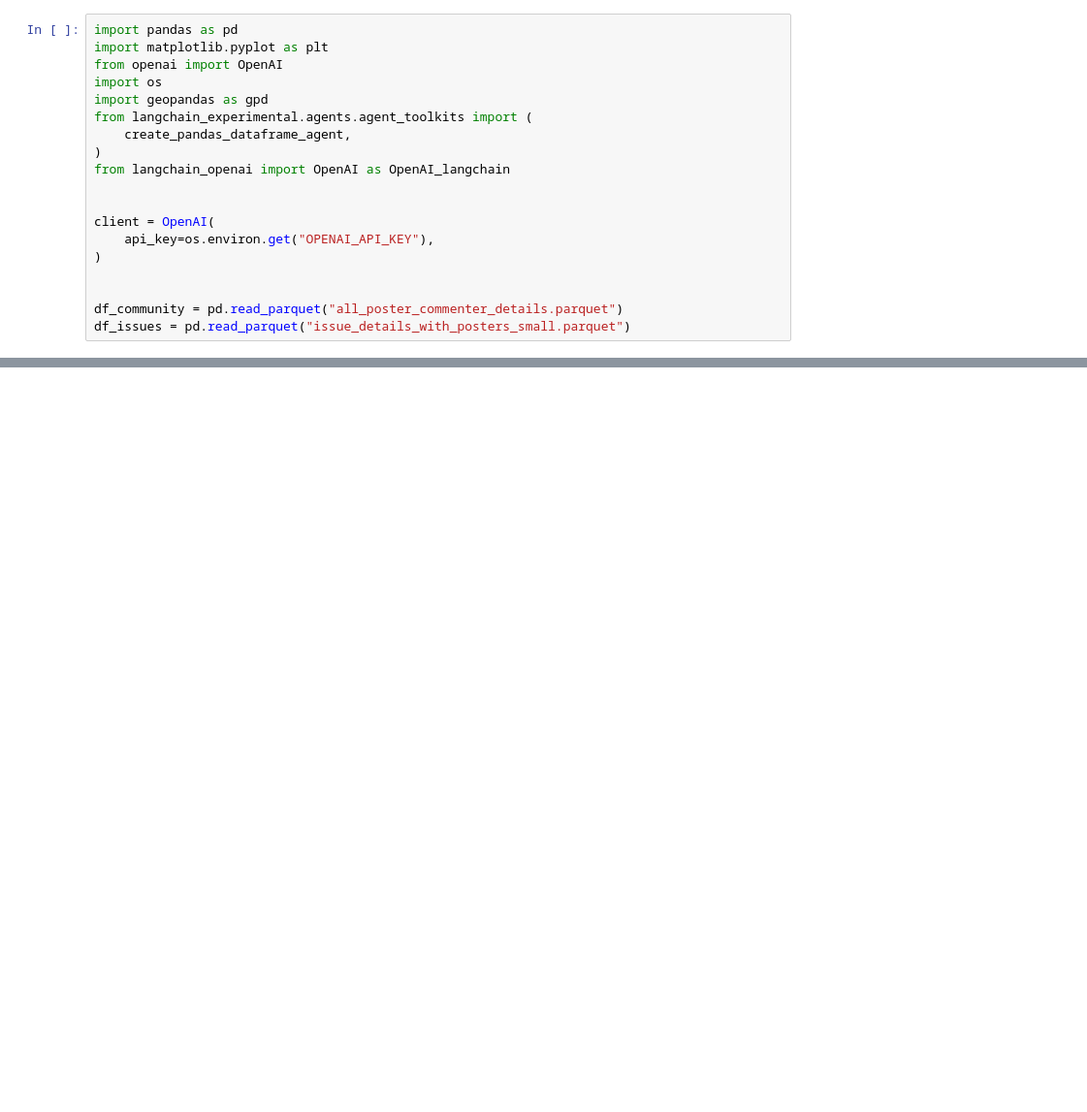
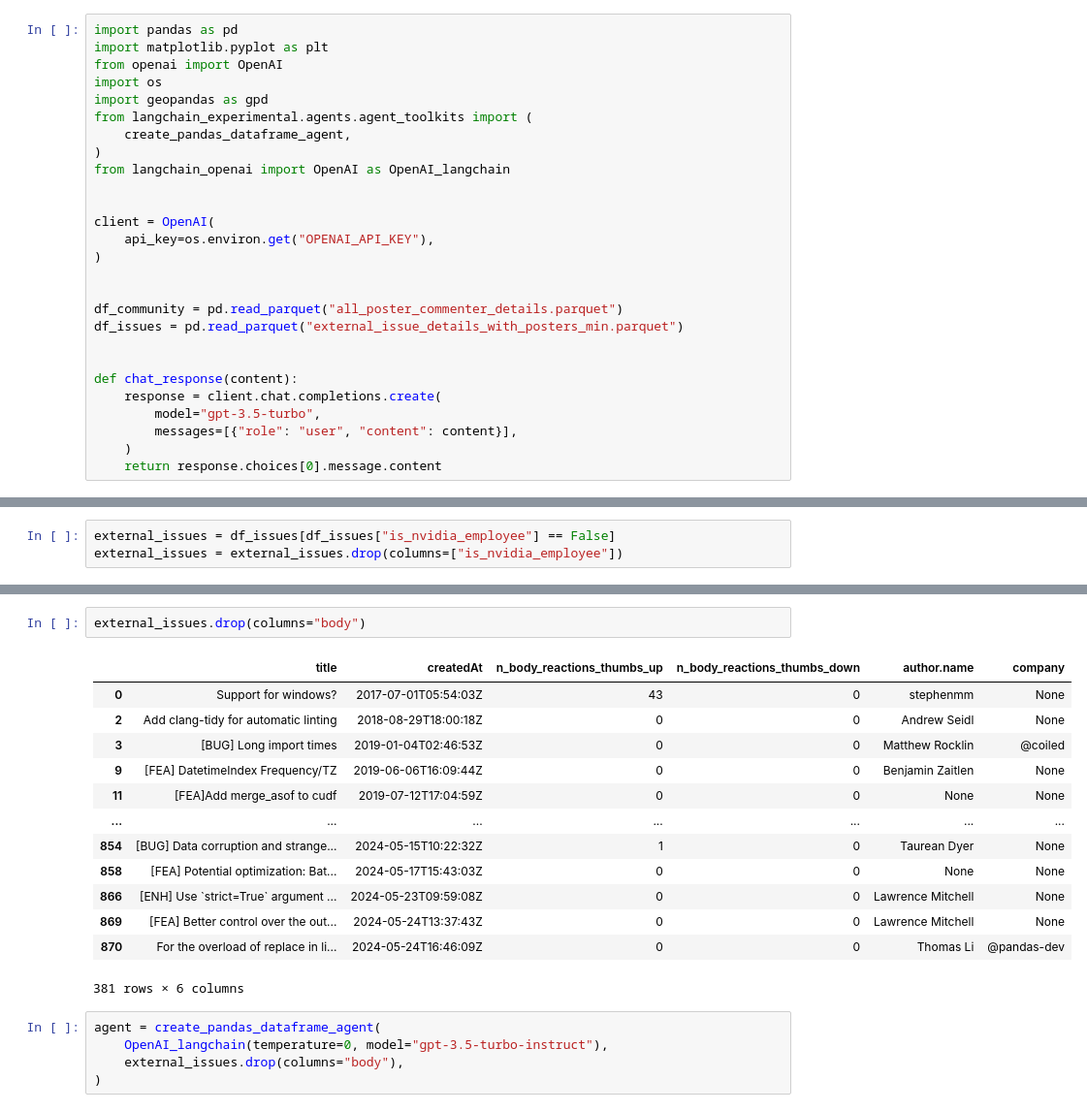
Before and after one commit to raybellwaves/cudf-issue-explorer, a Jupyter notebook: plots.ipynb, the cells around one changed output, grey strips where cells are left out. Shown at 97% size. Drawn from its saved outputs; the diff is of its cells as text; blank space fills up the shorter version.

```diff
--- a/plots.ipynb
+++ b/plots.ipynb
@@ -16,7 +16,15 @@ client = OpenAI(
 
 
 df_community = pd.read_parquet("all_poster_commenter_details.parquet")
-df_issues = pd.read_parquet("issue_details_with_posters_small.parquet")
+df_issues = pd.read_parquet("external_issue_details_with_posters_min.parquet")
+
+
+def chat_response(content):
+    response = client.chat.completions.create(
+        model="gpt-3.5-turbo",
+        messages=[{"role": "user", "content": content}],
+    )
+    return response.choices[0].message.content
 # %%
 df_issues
 # %% [output]
@@ -132,0 +89,3 @@ chat_completion.choices[0].message.content
+# %%
+external_issues = df_issues[df_issues["is_nvidia_employee"] == False]
+external_issues = external_issues.drop(columns=["is_nvidia_employee"])
@@ -135,3 +176,24 @@ agent = create_pandas_dataframe_agent(OpenAI_langchain(temperature=0), df, verbo
+# %%
+external_issues.drop(columns="body")
+# %% [output]
+|  | title | createdAt | n_body_reactions_thumbs_up | n_body_reactions_thumbs_down | author.name | company |
+| 0 | Support for windows? | 2017-07-01T05:54:03Z | 43 | 0 | stephenmm | None |
+| 2 | Add clang-tidy for automatic linting | 2018-08-29T18:00:18Z | 0 | 0 | Andrew Seidl | None |
+| 3 | [BUG] Long import times | 2019-01-04T02:46:53Z | 0 | 0 | Matthew Rocklin | @coiled |
+| 9 | [FEA] DatetimeIndex Frequency/TZ | 2019-06-06T16:09:44Z | 0 | 0 | Benjamin Zaitlen | None |
+| 11 | [FEA]Add merge_asof to cudf | 2019-07-12T17:04:59Z | 0 | 0 | None | None |
+| ... | ... | ... | ... | ... | ... | ... |
+| 854 | [BUG] Data corruption and strange... | 2024-05-15T10:22:32Z | 1 | 0 | Taurean Dyer | None |
+| 858 | [FEA] Potential optimization: Bat... | 2024-05-17T15:43:03Z | 0 | 0 | None | None |
+| 866 | [ENH] Use `strict=True` argument ... | 2024-05-23T09:59:08Z | 0 | 0 | Lawrence Mitchell | None |
+| 869 | [FEA] Better control over the out... | 2024-05-24T13:37:43Z | 0 | 0 | Lawrence Mitchell | None |
+| 870 | For the overload of replace in li... | 2024-05-24T16:46:09Z | 0 | 0 | Thomas Li | @pandas-dev |
+381 rows × 6 columns
+# %%
+agent = create_pandas_dataframe_agent(
+    OpenAI_langchain(temperature=0, model="gpt-3.5-turbo-instruct"),
+    external_issues.drop(columns="body"),
+)
 # %%
 agent.invoke("how many rows are there?")["output"]
 # %% [output]
```
Also changed, not shown: parts of 24 cells of this notebook, 10 other files.
